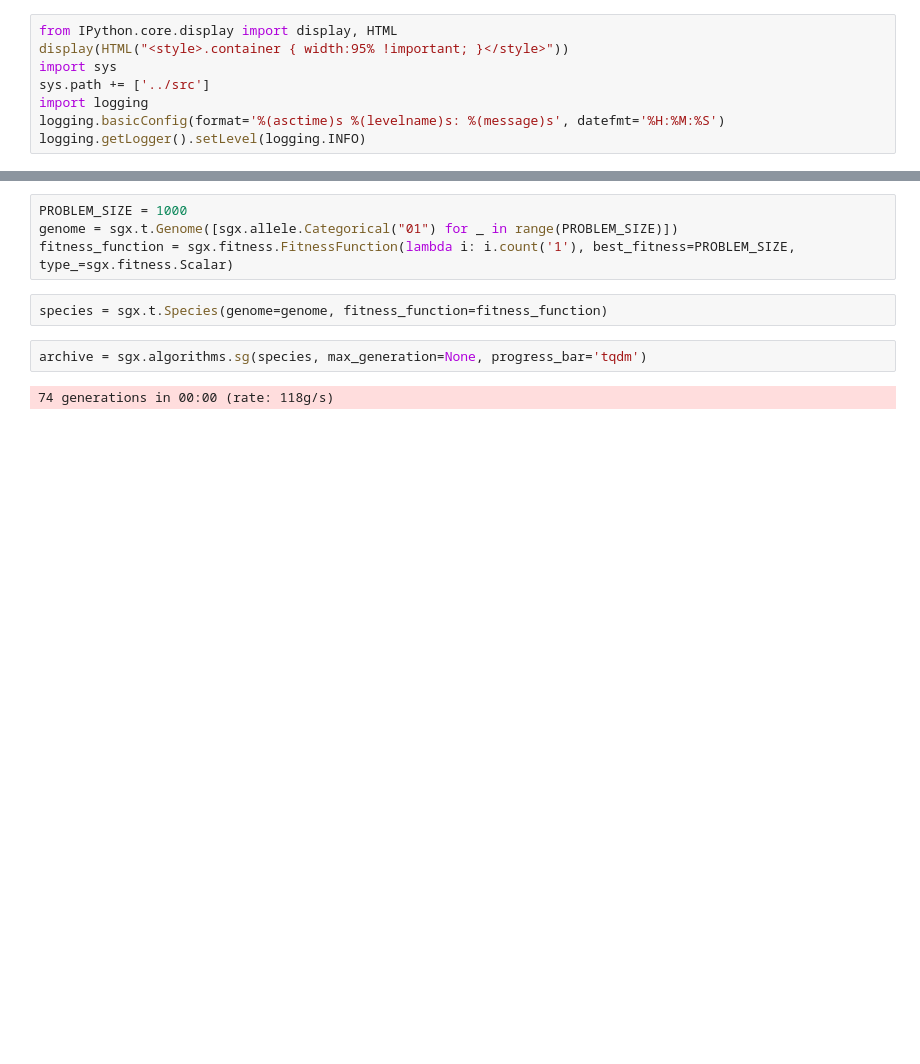
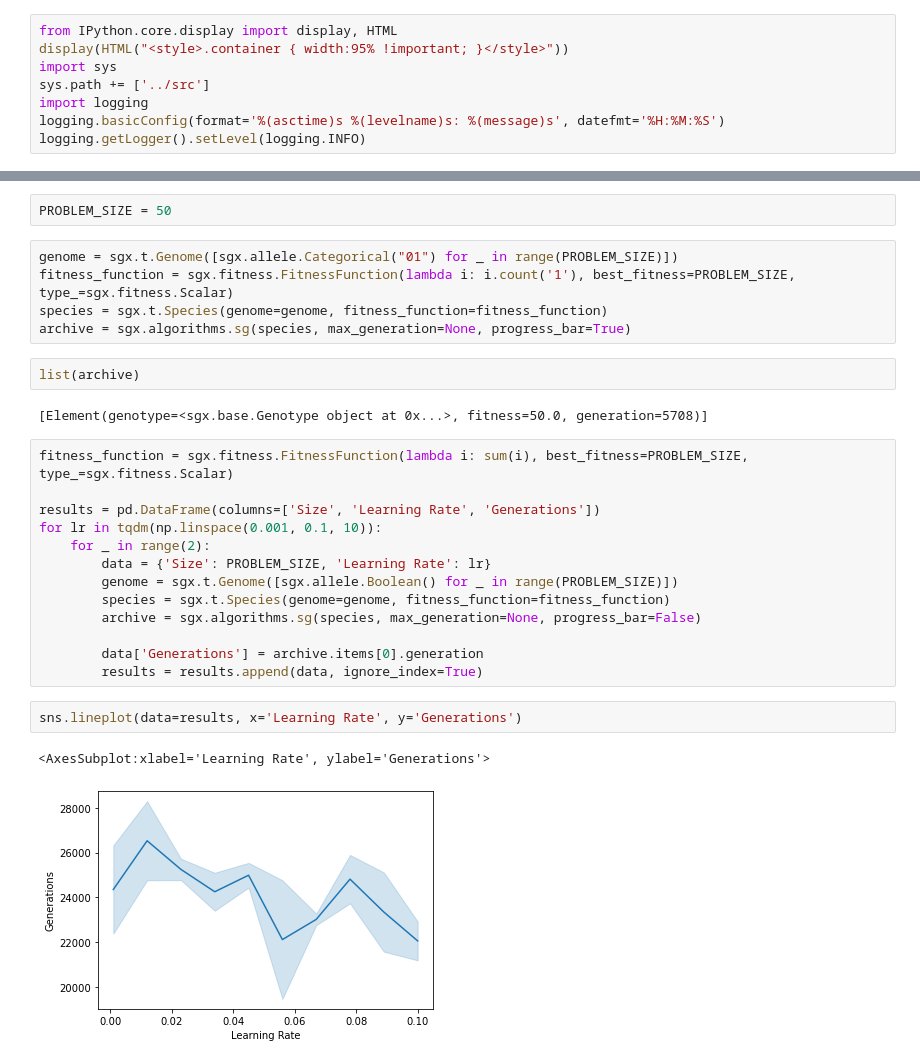
Before and after one commit to squillero/sgx, a Jupyter notebook: notebooks/1-Max.ipynb, the cells around one changed output, grey strips where cells are left out. Cells and saved outputs as stored; diff of their text form; blank space fills up the shorter version.

```diff
--- a/notebooks/1-Max.ipynb
+++ b/notebooks/1-Max.ipynb
@@ -26,13 +27,32 @@ import seaborn as sns
 from tqdm.notebook import tqdm
 
 import sgx
+# %%
+PROBLEM_SIZE = 50
 # %%
-PROBLEM_SIZE = 1000
 genome = sgx.t.Genome([sgx.allele.Categorical("01") for _ in range(PROBLEM_SIZE)])
 fitness_function = sgx.fitness.FitnessFunction(lambda i: i.count('1'), best_fitness=PROBLEM_SIZE, type_=sgx.fitness.Scalar)
+species = sgx.t.Species(genome=genome, fitness_function=fitness_function)
+archive = sgx.algorithms.sg(species, max_generation=None, progress_bar=True)
-# %%
-species = sgx.t.Species(genome=genome, fitness_function=fitness_function)
-# %%
-archive = sgx.algorithms.sg(species, max_generation=None, progress_bar='tqdm')
-# %% [output]
-74 generations in 00:00 (rate: 118g/s)
+# %%
+list(archive)
+# %% [output]
+[Element(genotype=<sgx.base.Genotype object at 0x...>, fitness=50.0, generation=5708)]
+# %%
+fitness_function = sgx.fitness.FitnessFunction(lambda i: sum(i), best_fitness=PROBLEM_SIZE, type_=sgx.fitness.Scalar)
+
+results = pd.DataFrame(columns=['Size', 'Learning Rate', 'Generations'])
+for lr in tqdm(np.linspace(0.001, 0.1, 10)):
+    for _ in range(2):
+        data = {'Size': PROBLEM_SIZE, 'Learning Rate': lr}
+        genome = sgx.t.Genome([sgx.allele.Boolean() for _ in range(PROBLEM_SIZE)])
+        species = sgx.t.Species(genome=genome, fitness_function=fitness_function)
+        archive = sgx.algorithms.sg(species, max_generation=None, progress_bar=False)
+
+        data['Generations'] = archive.items[0].generation
+        results = results.append(data, ignore_index=True)
+# %%
+sns.lineplot(data=results, x='Learning Rate', y='Generations')
+# %% [output]
+<AxesSubplot:xlabel='Learning Rate', ylabel='Generations'>
+[figure, added]
```
Also changed, not shown: parts of 2 cells of this notebook, 9 other files.
